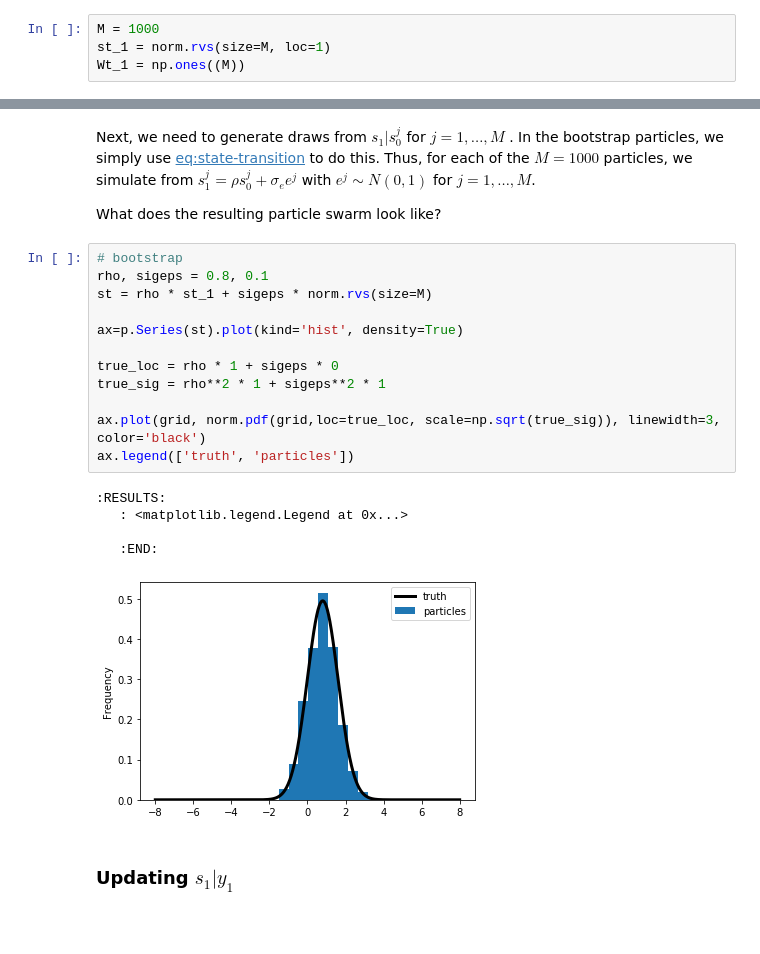
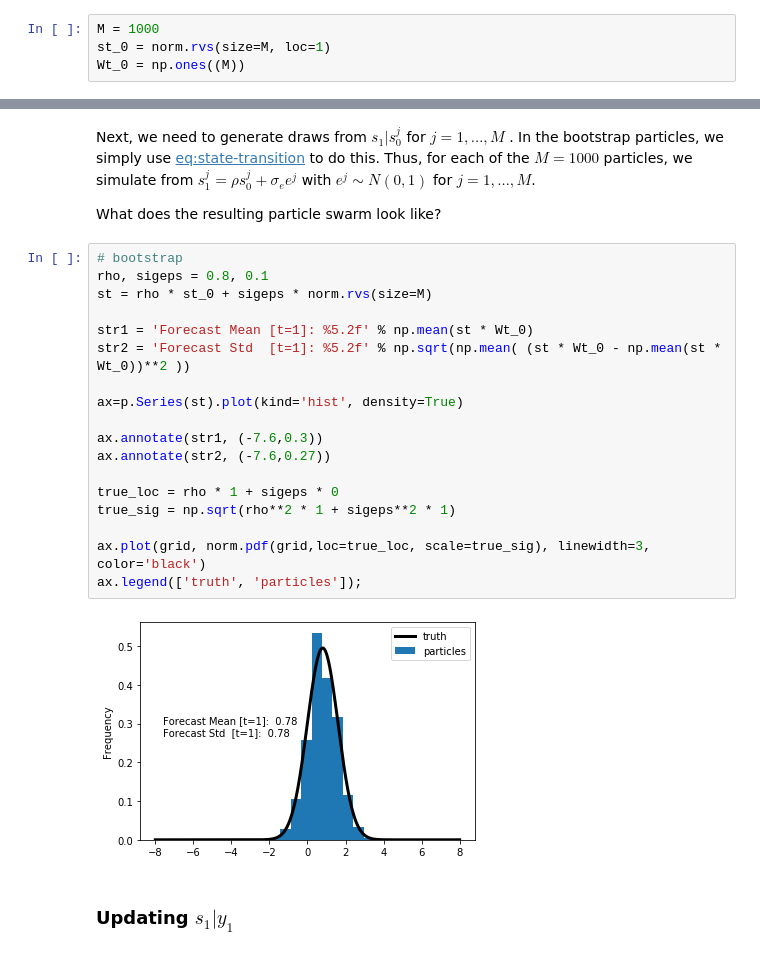
Before and after one commit to MacroFinanceHub/bank-of-colombia-smc, a Jupyter notebook: notebooks/simple-introduction-the-particle-filter.ipynb, the cells around one changed output, grey strips where cells are left out. Cells and saved outputs as stored; diff of their text form; blank space fills up the shorter version.

```diff
--- a/notebooks/simple-introduction-the-particle-filter.ipynb
+++ b/notebooks/simple-introduction-the-particle-filter.ipynb
@@ -30,8 +30,8 @@ Let&rsquo;s set up a particle approximation to the distribution
   $p(s_0)$, by drawing $M$ times from a Normal(1,1) distribution.
 # %%
 M = 1000
-st_1 = norm.rvs(size=M, loc=1)
-Wt_1 = np.ones((M))
+st_0 = norm.rvs(size=M, loc=1)
+Wt_0 = np.ones((M))
 # %% [markdown]
 How good is this approximation?  Let&rsquo;s check a histogram against
    the (known) true distribution.
@@ -59,21 +61,23 @@ What does the resulting particle swarm look like?
 # %%
 # bootstrap
 rho, sigeps = 0.8, 0.1
-st = rho * st_1 + sigeps * norm.rvs(size=M)
+st = rho * st_0 + sigeps * norm.rvs(size=M)
+
+str1 = 'Forecast Mean [t=1]: %5.2f' % np.mean(st * Wt_0)
+str2 = 'Forecast Std  [t=1]: %5.2f' % np.sqrt(np.mean( (st * Wt_0 - np.mean(st * Wt_0))**2 ))
 
 ax=p.Series(st).plot(kind='hist', density=True)
 
+ax.annotate(str1, (-7.6,0.3))
+ax.annotate(str2, (-7.6,0.27))
+
 true_loc = rho * 1 + sigeps * 0
-true_sig = rho**2 * 1 + sigeps**2 * 1
+true_sig = np.sqrt(rho**2 * 1 + sigeps**2 * 1)
 
-ax.plot(grid, norm.pdf(grid,loc=true_loc, scale=np.sqrt(true_sig)), linewidth=3, color='black')
-ax.legend(['truth', 'particles'])
+ax.plot(grid, norm.pdf(grid,loc=true_loc, scale=true_sig), linewidth=3, color='black')
+ax.legend(['truth', 'particles']);
 # %% [output]
-:RESULTS:
-   : <matplotlib.legend.Legend at 0x...>
-
-   :END:
-[figure, old version]
+[figure, new version]
 # %% [markdown]
 ### Updating $s_1|y_1$
 # %% [markdown]
```
Also changed, not shown: parts of 6 cells of this notebook, 1 other file.
